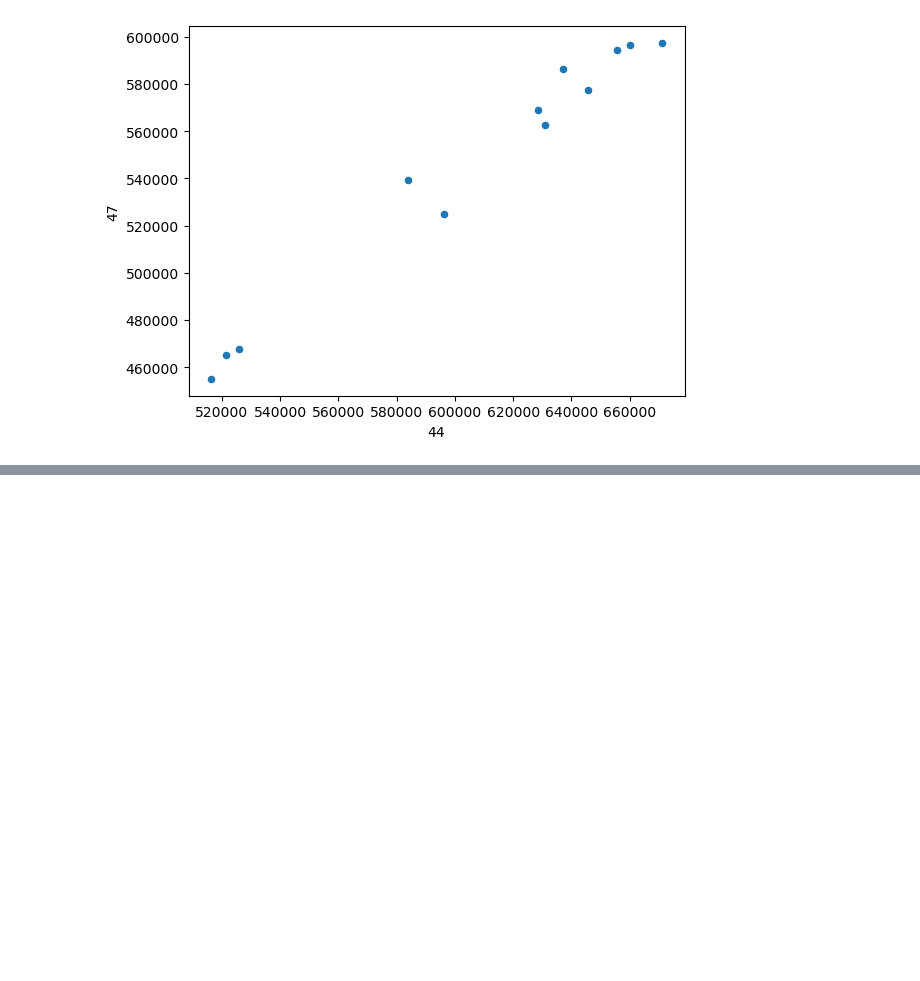
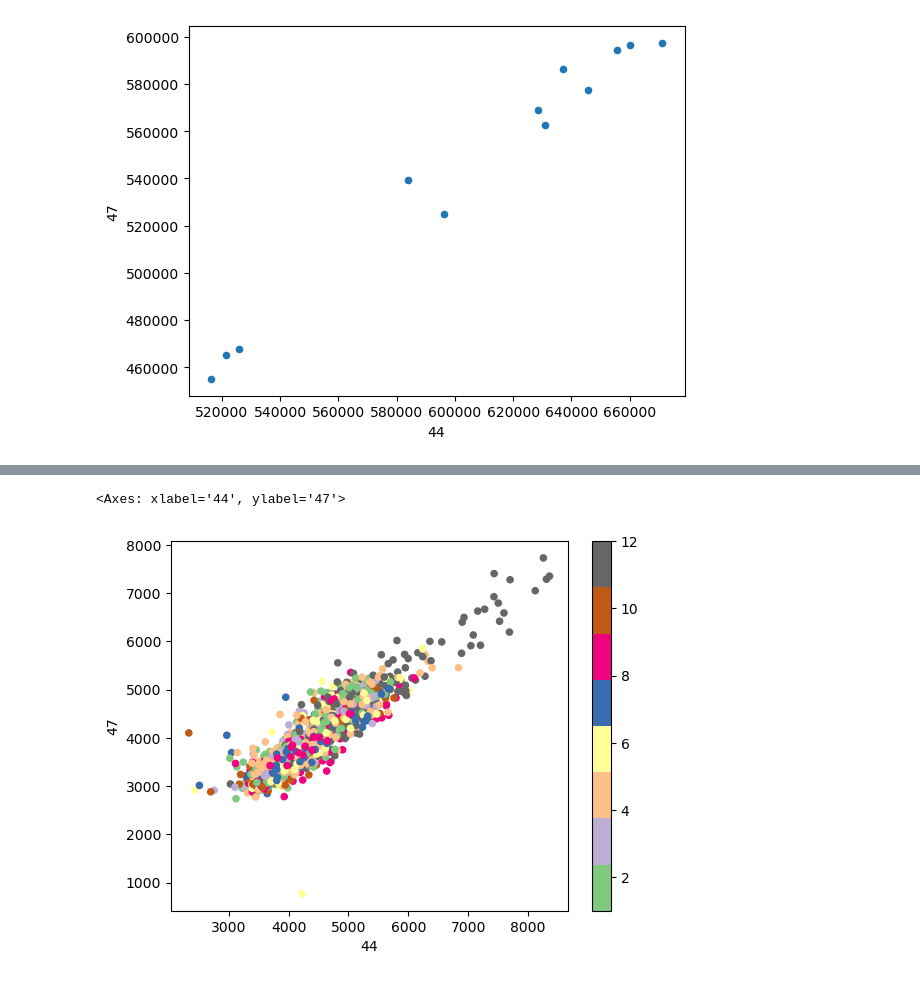
Before and after one commit to DanhHoangLongDuong/pandasandnumpy, a Jupyter notebook: 5.DataVisualization/9.pieChart&Scatterplots.ipynb, the cells around one changed output, grey strips where cells are left out. Drawn from its saved outputs; the diff is of its cells as text; code cells hidden in the pictures; blank space fills up the shorter version.

Commit message:
update piechart and scatterplots

```diff
--- a/5.DataVisualization/9.pieChart&Scatterplots.ipynb
+++ b/5.DataVisualization/9.pieChart&Scatterplots.ipynb
@@ -64,3 +38,15 @@ store_40s = list(range(40, 50))
 # %% [output]
 <Axes: xlabel='44', ylabel='47'>
 [figure]
+# %%
+tempTable = (
+    transactions
+    .query("store_nbr in @store_40s")
+    .pivot_table(
+                index=transactions["date"].astype("datetime64[ns]"),
+                columns="store_nbr",
+                values="transactions",
+                aggfunc="sum"
+                )
+)
+tempTable
@@ -66,0 +68,8 @@ store_40s = list(range(40, 50))
+# %%
+tempTable.plot.scatter(x=44,
+                       y=47,
+                       c=tempTable.index.month,
+                       cmap="Accent")
+# %% [output]
+<Axes: xlabel='44', ylabel='47'>
+[figure, added]
```
Also changed, not shown: parts of 3 cells of this notebook.
